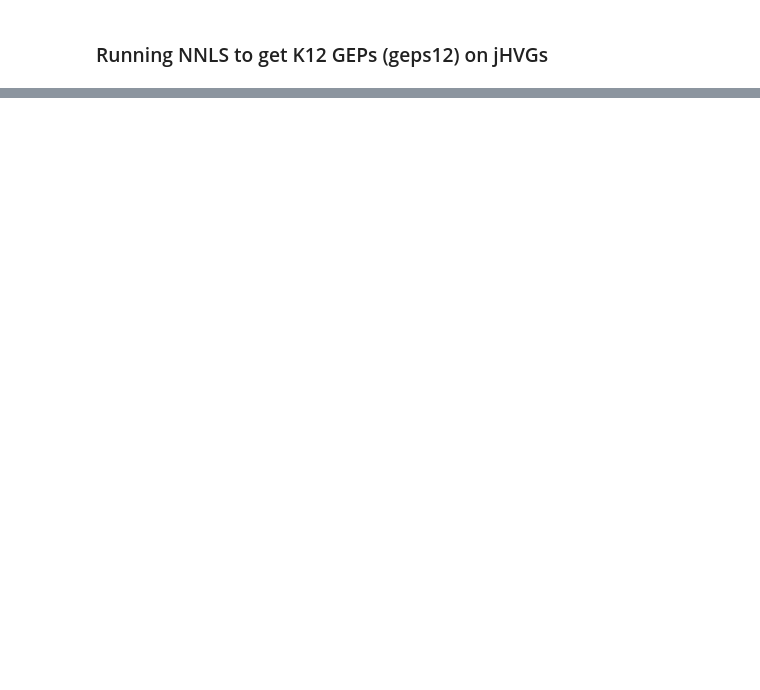
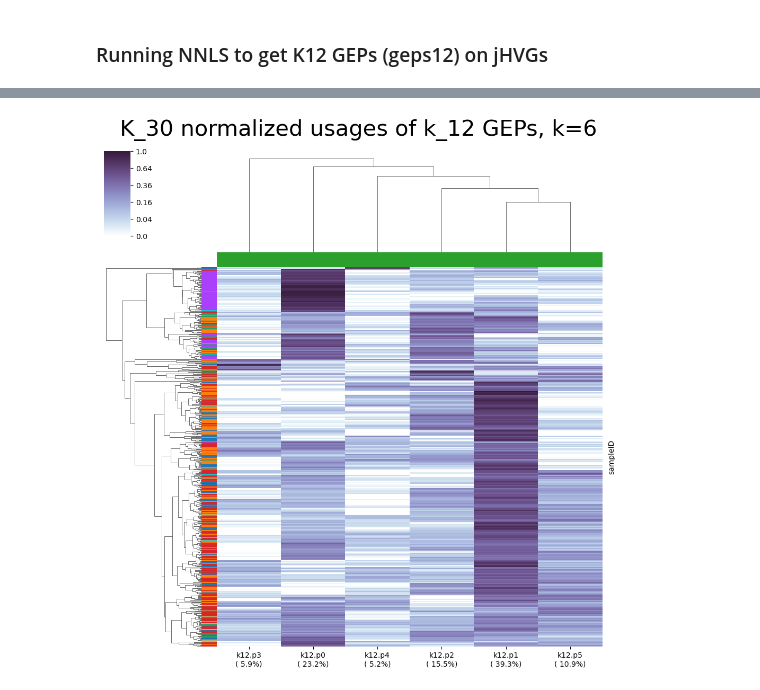
Before and after one commit to nitzanlab/gep-dynamics, a Jupyter notebook: notebooks/playground.ipynb, the cells around one changed output, grey strips where cells are left out. Drawn from its saved outputs; the diff is of its cells as text; code cells hidden in the pictures; blank space fills up the shorter version.

```diff
--- a/notebooks/playground.ipynb
+++ b/notebooks/playground.ipynb
@@ -177,0 +297,10 @@ beta 1 loss = 318910.9375, # iterations was 200
+# %%
+dict_key = 'k12'
+res_dict = pfnmf_results[dict_key]
+
+title = f'K_30 normalized usages of k_12 GEPs, k={rank_k12}'
+
+un_sns = _utils.plot_usages_norm_clustermaps(k_30, normalized_usages=res_dict['norm_usage'],
+    columns=res_dict['prog_label_2l'], title=title, show=True, sns_clustermap_params={'col_colors': [coloring_scheme[dict_key]] * res_dict['rank']})
+# %% [output]
+[figure, added]
```
Also changed, not shown: parts of 31 cells of this notebook, 3 other files.
